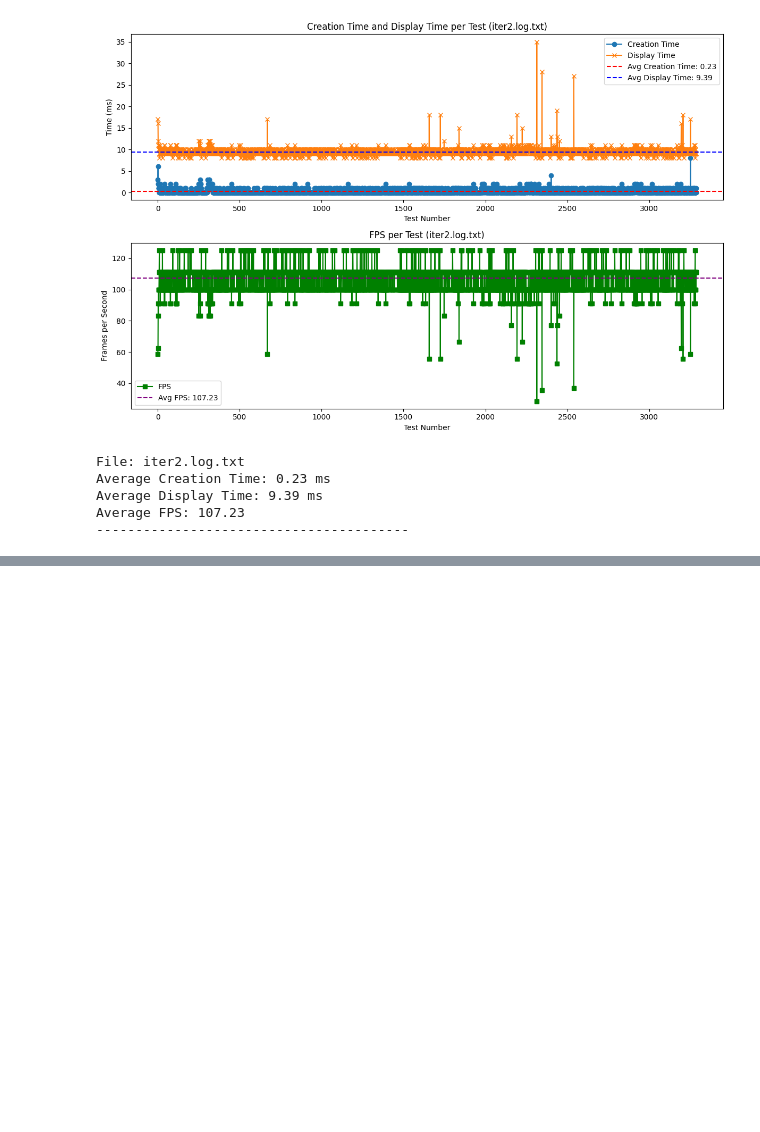
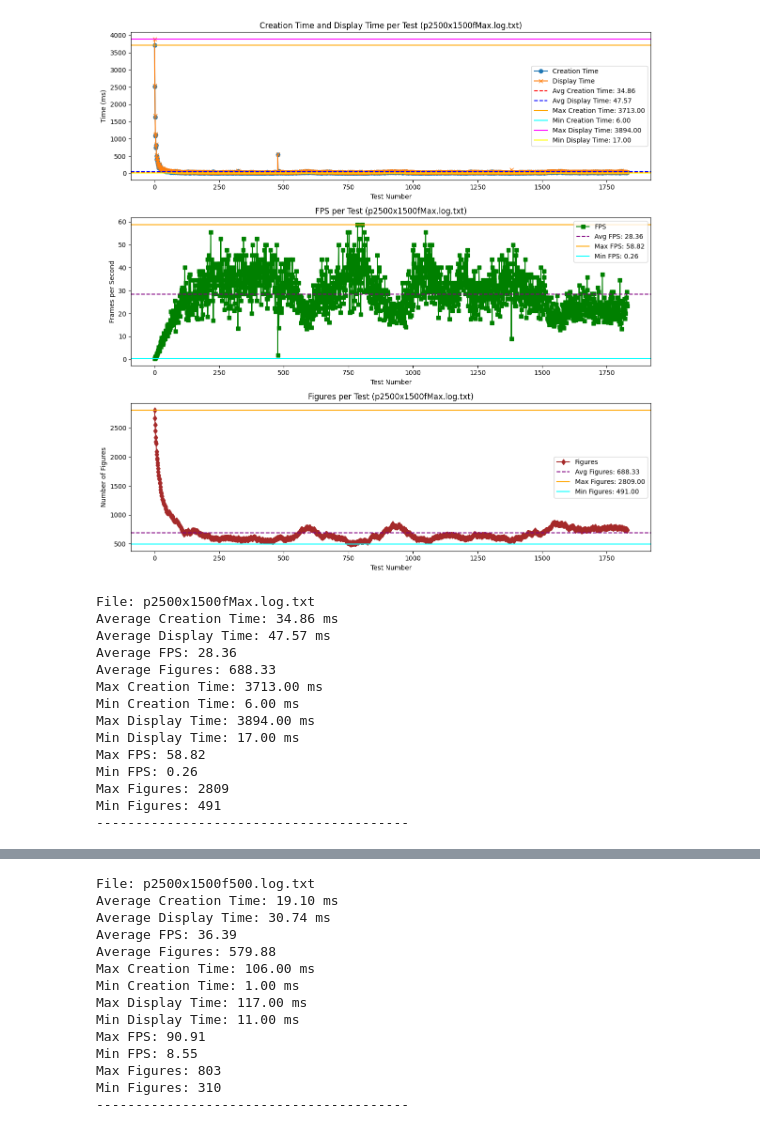
Before and after one commit to Kojimena/CPYD-P1, a Jupyter notebook: Data Analysis.ipynb, the cells around one changed output, grey strips where cells are left out. Saved outputs shown, nothing was run; the diff lists cells and outputs as text; code cells hidden in the pictures; blank space fills up the shorter version.

```diff
--- a/Data Analysis.ipynb
+++ b/Data Analysis.ipynb
@@ -14,7 +14,7 @@ for file_name in files:
     file_path = os.path.join(folder_path, file_name)
 
     # Leer los datos del archivo
-    df = pd.read_csv(file_path, delim_whitespace=True, header=None, names=["creation_time", "display_time", "fps"])
+    df = pd.read_csv(file_path, delim_whitespace=True, header=None, names=["creation_time", "display_time", "fps", "figures"])
 
     # Eliminar las últimas 5 filas
     df = df[:-5]
@@ -23,44 +23,90 @@ for file_name in files:
     average_creation_time = df["creation_time"].mean()
     average_display_time = df["display_time"].mean()
     average_fps = df["fps"].mean()
+    average_figures = df["figures"].mean()
+
+    # Obtener los valores máximos y mínimos
+    max_creation_time = df["creation_time"].max()
+    min_creation_time = df["creation_time"].min()
+    max_display_time = df["display_time"].max()
+    min_display_time = df["display_time"].min()
+    max_fps = df["fps"].max()
+    min_fps = df["fps"].min()
+    max_figures = df["figures"].max()
+    min_figures = df["figures"].min()
 
     # Crear las gráficas
-    plt.figure(figsize=(12, 8))
+    plt.figure(figsize=(12, 12))
 
     # Graficar tiempo de creación y despliegue
-    plt.subplot(2, 1, 1)
+    plt.subplot(3, 1, 1)
     plt.plot(df.index, df["creation_time"], label="Creation Time", marker='o')
     plt.plot(df.index, df["display_time"], label="Display Time", marker='x')
     plt.axhline(y=average_creation_time, color='red', linestyle='--', label=f'Avg Creation Time: {average_creation_time:.2f}')
     plt.axhline(y=average_display_time, color='blue', linestyle='--', label=f'Avg Display Time: {average_display_time:.2f}')
+    plt.axhline(y=max_creation_time, color='orange', linestyle='-', label=f'Max Creation Time: {max_creation_time:.2f}')
+    plt.axhline(y=min_creation_time, color='cyan', linestyle='-', label=f'Min Creation Time: {min_creation_time:.2f}')
+    plt.axhline(y=max_display_time, color='magenta', linestyle='-', label=f'Max Display Time: {max_display_time:.2f}')
+    plt.axhline(y=min_display_time, color='yellow', linestyle='-', label=f'Min Display Time: {min_display_time:.2f}')
     plt.title(f"Creation Time and Display Time per Test ({file_name})")
     plt.xlabel("Test Number")
     plt.ylabel("Time (ms)")
     plt.legend()
 
     # Graficar FPS
-    plt.subplot(2, 1, 2)
+    plt.subplot(3, 1, 2)
     plt.plot(df.index, df["fps"], label="FPS", color='green', marker='s')
     plt.axhline(y=average_fps, color='purple', linestyle='--', label=f'Avg FPS: {average_fps:.2f}')
+    plt.axhline(y=max_fps, color='orange', linestyle='-', label=f'Max FPS: {max_fps:.2f}')
+    plt.axhline(y=min_fps, color='cyan', linestyle='-', label=f'Min FPS: {min_fps:.2f}')
     plt.title(f"FPS per Test ({file_name})")
     plt.xlabel("Test Number")
     plt.ylabel("Frames per Second")
+    plt.legend()
+
+    # Graficar la cantidad de figuras
+    plt.subplot(3, 1, 3)
+    plt.plot(df.index, df["figures"], label="Figures", color='brown', marker='d')
+    plt.axhline(y=average_figures, color='purple', linestyle='--', label=f'Avg Figures: {average_figures:.2f}')
+    plt.axhline(y=max_figures, color='orange', linestyle='-', label=f'Max Figures: {max_figures:.2f}')
+    plt.axhline(y=min_figures, color='cyan', linestyle='-', label=f'Min Figures: {min_figures:.2f}')
+    plt.title(f"Figures per Test ({file_name})")
+    plt.xlabel("Test Number")
+    plt.ylabel("Number of Figures")
     plt.legend()
 
     # Mostrar las gráficas
     plt.tight_layout()
     plt.show()
 
-    # Imprimir los promedios
+    # Imprimir los promedios y los valores máximos y mínimos
     print(f'File: {file_name}')
     print(f'Average Creation Time: {average_creation_time:.2f} ms')
     print(f'Average Display Time: {average_display_time:.2f} ms')
     print(f'Average FPS: {average_fps:.2f}')
+    print(f'Average Figures: {average_figures:.2f}')
+    print(f'Max Creation Time: {max_creation_time:.2f} ms')
+    print(f'Min Creation Time: {min_creation_time:.2f} ms')
+    print(f'Max Display Time: {max_display_time:.2f} ms')
+    print(f'Min Display Time: {min_display_time:.2f} ms')
+    print(f'Max FPS: {max_fps:.2f}')
+    print(f'Min FPS: {min_fps:.2f}')
+    print(f'Max Figures: {max_figures}')
+    print(f'Min Figures: {min_figures}')
     print('-' * 40)
 # %% [output]
-[figure, old version]
+[figure, new version]
-File: iter2.log.txt
-Average Creation Time: 0.23 ms
-Average Display Time: 9.39 ms
-Average FPS: 107.23
+File: p2500x1500fMax.log.txt
+Average Creation Time: 34.86 ms
+Average Display Time: 47.57 ms
+Average FPS: 28.36
+Average Figures: 688.33
+Max Creation Time: 3713.00 ms
+Min Creation Time: 6.00 ms
+Max Display Time: 3894.00 ms
+Min Display Time: 17.00 ms
+Max FPS: 58.82
+Min FPS: 0.26
+Max Figures: 2809
+Min Figures: 491
 ----------------------------------------
@@ -78,0 +144,14 @@ Average FPS: 107.91
+File: p2500x1500f500.log.txt
+Average Creation Time: 19.10 ms
+Average Display Time: 30.74 ms
+Average FPS: 36.39
+Average Figures: 579.88
+Max Creation Time: 106.00 ms
+Min Creation Time: 1.00 ms
+Max Display Time: 117.00 ms
+Min Display Time: 11.00 ms
+Max FPS: 90.91
+Min FPS: 8.55
+Max Figures: 803
+Min Figures: 310
+----------------------------------------
```
Also changed, not shown: parts of 1 cell of this notebook, 2 other files.
